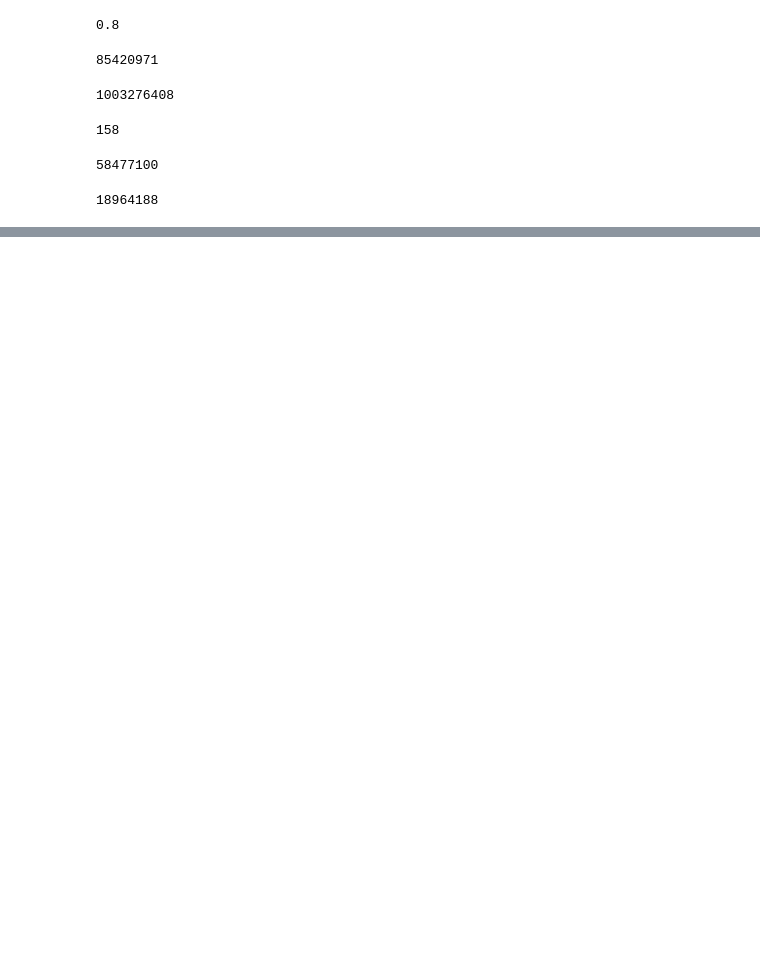
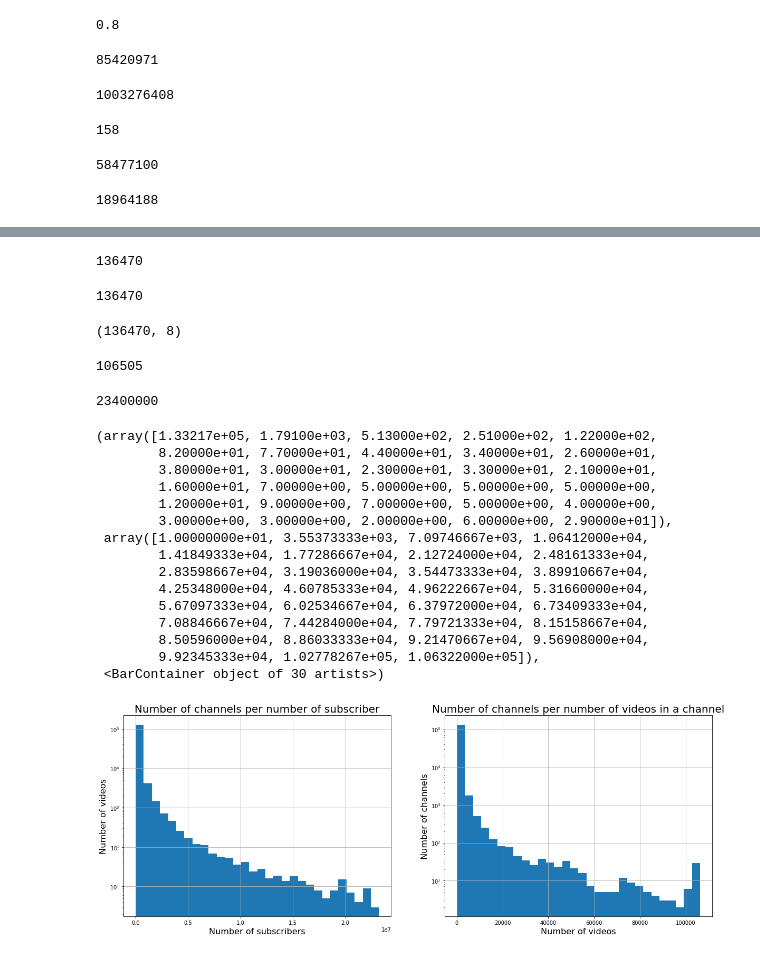
Before and after one commit to manoelhortaribeiro/youtube_projects, a Jupyter notebook: notebooks/1 - Data Analysis.ipynb, the cells around one changed output, grey strips where cells are left out. Drawn from its saved outputs; the diff is of its cells as text; code cells hidden in the pictures; blank space fills up the shorter version.

```diff
--- a/notebooks/1 - Data Analysis.ipynb
+++ b/notebooks/1 - Data Analysis.ipynb
@@ -709,0 +850,4 @@ len(idx_to_considered_chan100000_vid10000)
+# %%
+df_channelcrawler = pd.read_csv(
+        '/dlabdata1/youtube_large/df_channels_en.tsv.gz', sep='\t')
+df_channelcrawler.head()
@@ -709,0 +873,66 @@ len(idx_to_considered_chan100000_vid10000)
+# %%
+# List that contains the number of subscribers for all channels
+n_sub = list(df_channelcrawler['subscribers_cc'])
+
+# List that contains the number of videos per channels
+n_vid_per_channel = list(df_channelcrawler['videos_cc'])
+# %%
+len(n_sub)
+# %% [output]
+136470
+# %%
+len(n_vid_per_channel)
+# %% [output]
+136470
+# %%
+df_channelcrawler.shape
+# %% [output]
+(136470, 8)
+# %%
+n_sub = sorted(n_sub)
+n_vid_per_channel = sorted(n_vid_per_channel)
+# %%
+n_vid_per_channel[-50]
+# %% [output]
+106505
+# %%
+n_sub[-50]
+# %% [output]
+23400000
+# %%
+fig, (ax1, ax2) = plt.subplots(nrows=1, ncols=2, figsize=(20, 7))
+
+ax1.set_title('Number of channels per number of subscriber', fontsize=20)
+ax1.set_xlabel('Number of subscribers', fontsize=16)
+ax1.set_ylabel('Number of videos', fontsize=16)
+
+ax1.set_yscale('log')
+ax1.grid('on')
+
+ax1.hist(n_sub[:-50], bins=30)
+
+ax2.set_title('Number of channels per number of videos in a channel', fontsize=20)
+ax2.set_xlabel('Number of videos', fontsize=16)
+ax2.set_ylabel('Number of channels', fontsize=16)
+
+ax2.set_yscale('log')
+ax2.grid('on')
+
+ax2.hist(n_vid_per_channel[:-50], bins=30)
+# %% [output]
+(array([1.33217e+05, 1.79100e+03, 5.13000e+02, 2.51000e+02, 1.22000e+02,
+        8.20000e+01, 7.70000e+01, 4.40000e+01, 3.40000e+01, 2.60000e+01,
+        3.80000e+01, 3.00000e+01, 2.30000e+01, 3.30000e+01, 2.10000e+01,
+        1.60000e+01, 7.00000e+00, 5.00000e+00, 5.00000e+00, 5.00000e+00,
+        1.20000e+01, 9.00000e+00, 7.00000e+00, 5.00000e+00, 4.00000e+00,
+        3.00000e+00, 3.00000e+00, 2.00000e+00, 6.00000e+00, 2.90000e+01]),
+ array([1.00000000e+01, 3.55373333e+03, 7.09746667e+03, 1.06412000e+04,
+        1.41849333e+04, 1.77286667e+04, 2.12724000e+04, 2.48161333e+04,
+        2.83598667e+04, 3.19036000e+04, 3.54473333e+04, 3.89910667e+04,
+        4.25348000e+04, 4.60785333e+04, 4.96222667e+04, 5.31660000e+04,
+        5.67097333e+04, 6.02534667e+04, 6.37972000e+04, 6.73409333e+04,
+        7.08846667e+04, 7.44284000e+04, 7.79721333e+04, 8.15158667e+04,
+        8.50596000e+04, 8.86033333e+04, 9.21470667e+04, 9.56908000e+04,
+        9.92345333e+04, 1.02778267e+05, 1.06322000e+05]),
+ <BarContainer object of 30 artists>)
+[figure, added]
```
Also changed, not shown: parts of 37 cells of this notebook, 23 other files.
